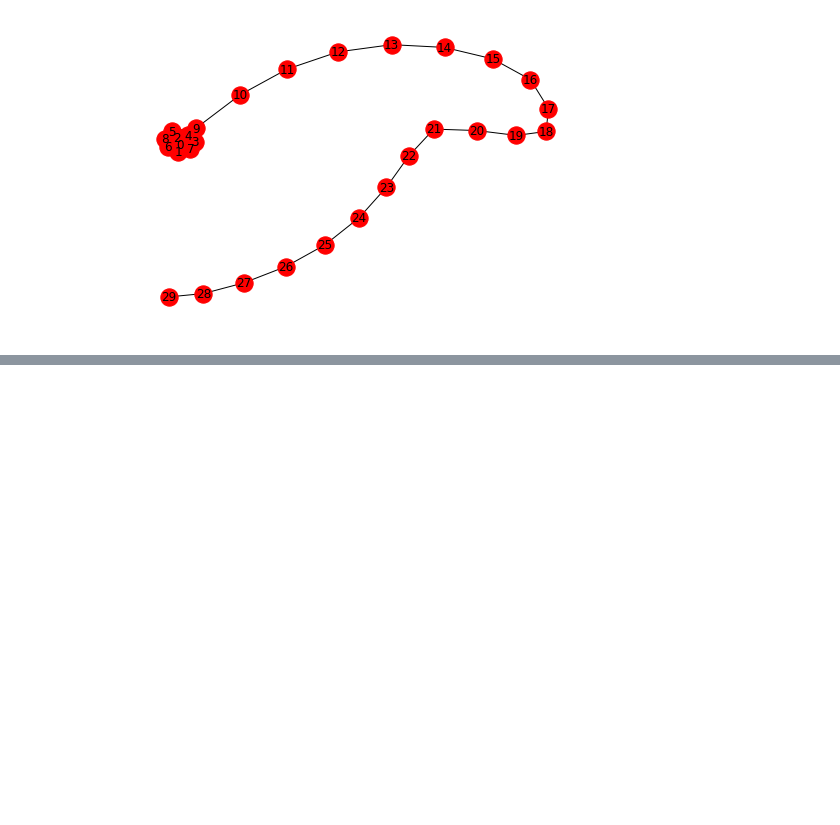
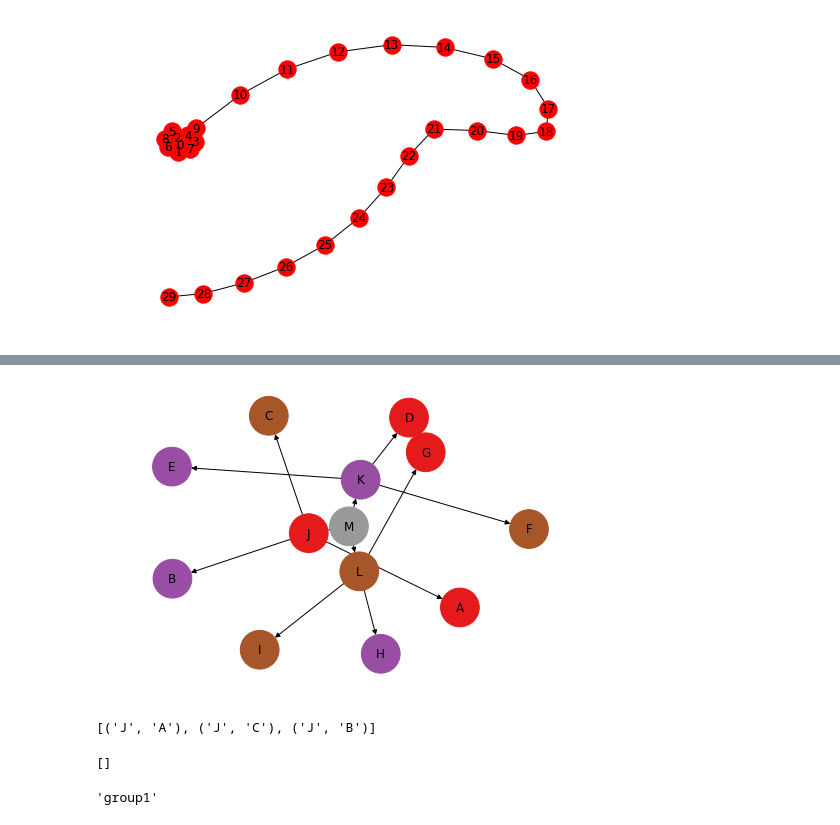
Before and after one commit to ionut94/AutomatedDialogGames, a Jupyter notebook: ADGMaster.ipynb, the cells around one changed output, grey strips where cells are left out. Drawn from its saved outputs; the diff is of its cells as text; code cells hidden in the pictures; blank space fills up the shorter version.

Commit message:
Created Game class, modified the Graphs to be directed. Changed the aim to be towards the discovery of the transition system.

```diff
--- a/ADGMaster.ipynb
+++ b/ADGMaster.ipynb
@@ -160,0 +211,22 @@ class Interogator(object):
+# %%
+df = pd.DataFrame({ 'from':['J', 'J', 'J','K','K','K','L','L','L','M','M','M'],
+                      'to':['A', 'B', 'C','D','E','F','G','H','I','J','K','L']})
+carac = pd.DataFrame({ 'ID':['A', 'B', 'C','D','E','F','G','H','I','J','K','L','M'], 'myvalue':['group1','group2','group3','group1','group2','group3','group1','group2','group3','group1','group2','group3','group5'] })
+# carac = carac.set_index('ID')
+# carac = carac.reindex(G.nodes())
+# carac['myvalue']=pd.Categorical(carac['myvalue'])
+# carac['myvalue'].cat.codes
+# G=nx.from_pandas_edgelist(df1, 'from', 'to', create_using=nx.Graph())
+test = Game(df,carac, 'M')
+# %%
+test.showWG()
+# %% [output]
+[figure, added]
+# %%
+print(list(nx.bfs_edges(test.WG, test.startingNode)))
+# %% [output]
+[('J', 'A'), ('J', 'C'), ('J', 'B')]
+# %%
+print(list(nx.bfs_predecessors((test.WG), 'I')))
+# %% [output]
+[]
@@ -160,0 +235,4 @@ class Interogator(object):
+# %%
+test.carac.loc['A']
+# %% [output]
+'group1'
```
Also changed, not shown: parts of 6 cells of this notebook, 1 other file.
